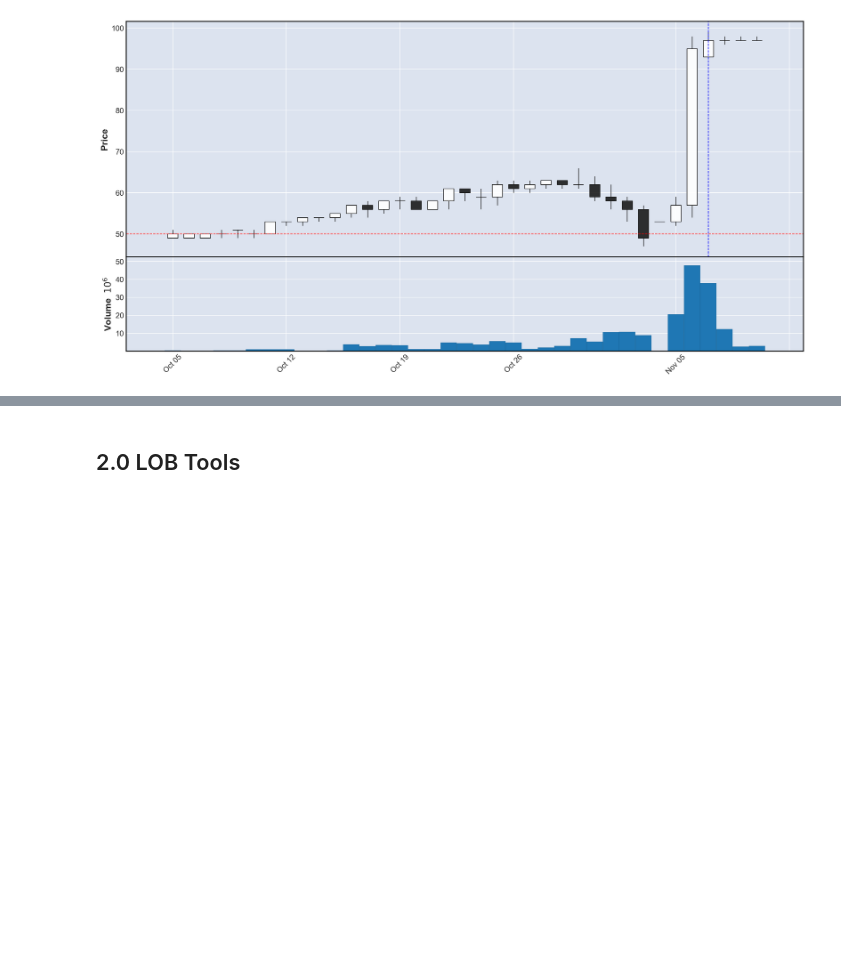
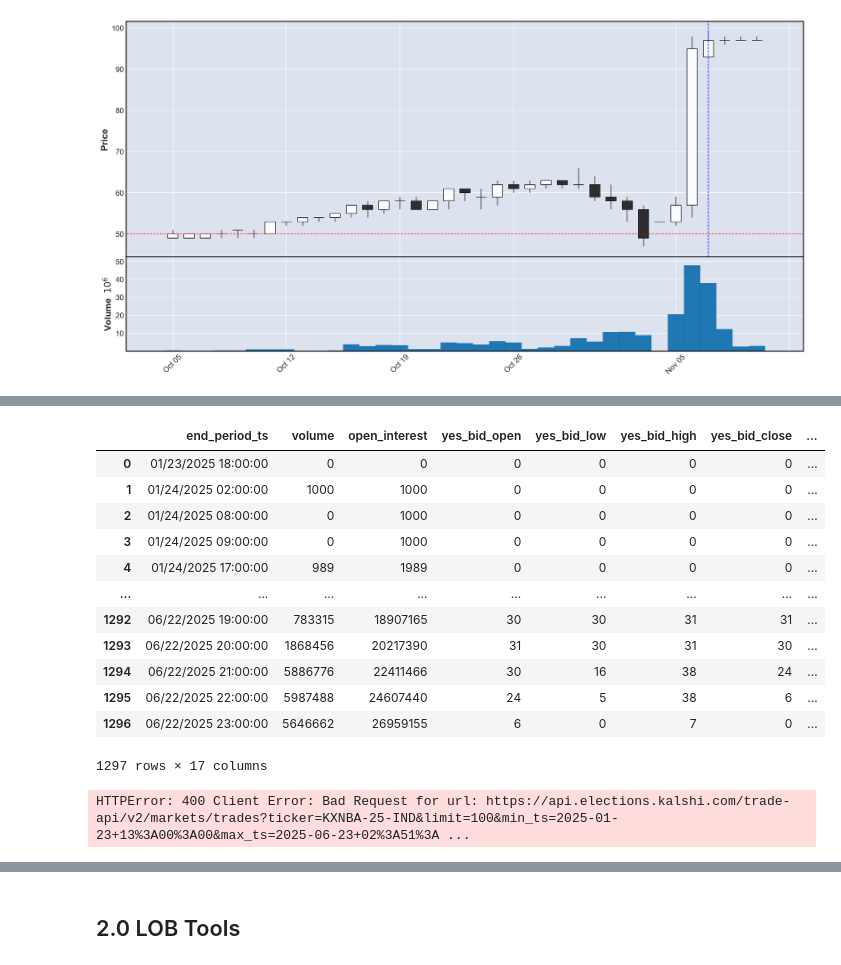
Before and after one commit to NiccoloComati/mykalshi, a Jupyter notebook: main.ipynb, the cells around one changed output, grey strips where cells are left out. Saved outputs shown, nothing was run; the diff lists cells and outputs as text; code cells hidden in the pictures; blank space fills up the shorter version.

```diff
--- a/main.ipynb
+++ b/main.ipynb
@@ -341,0 +358,15 @@ axes[0].axvline(x=datetime.strptime('Feb 3 1970 00:00', '%b %d %Y %H:%M'), color
+# %%
+# very liquid tested markets {'market ticker': 'market question}
+tested_markets = {'PRES-2024-KH': 'Will Kamala Harris or another Democrat win the Presidency?',
+'PRES-2024-DJT': 'Will Donald Trump or another Republican win the Presidency?',
+'KXNBA-25-IND': 'Will the Indiana Pacers win the NBA Finals?',
+'KXNBA-25-OKC': 'Will the Oklahoma City Thunder win the NBA Finals?',
+'POPVOTE-24-D': 'Will the Democratic party win the popular vote?',
+'POPVOTE-24-R': 'Will the Republican party win the popular vote?'}
+
+market_vals = {}
+trades_record = {}
+
+for ticker in tested_markets.keys():
+    market_vals[ticker] = market.get_full_market(series_ticker=ticker.split('-')[0], ticker=ticker, period_interval='h')['candlesticks']
+    trades_record[ticker] = market.get_trades(ticker=ticker)
@@ -341,0 +393,23 @@ axes[0].axvline(x=datetime.strptime('Feb 3 1970 00:00', '%b %d %Y %H:%M'), color
+# %%
+temp = pd.json_normalize(market_vals['KXNBA-25-IND'], sep='_')
+from mykalshi import formatting
+temp['end_period_ts'] = temp['end_period_ts'].apply(formatting.format_timestamp)
+temp
+# %% [output]
+|  | end_period_ts | volume | open_interest | yes_bid_open | yes_bid_low | yes_bid_high | yes_bid_close | ... |
+| 0 | 01/23/2025 18:00:00 | 0 | 0 | 0 | 0 | 0 | 0 | ... |
+| 1 | 01/24/2025 02:00:00 | 1000 | 1000 | 0 | 0 | 0 | 0 | ... |
+| 2 | 01/24/2025 08:00:00 | 0 | 1000 | 0 | 0 | 0 | 0 | ... |
+| 3 | 01/24/2025 09:00:00 | 0 | 1000 | 0 | 0 | 0 | 0 | ... |
+| 4 | 01/24/2025 17:00:00 | 989 | 1989 | 0 | 0 | 0 | 0 | ... |
+| ... | ... | ... | ... | ... | ... | ... | ... | ... |
+| 1292 | 06/22/2025 19:00:00 | 783315 | 18907165 | 30 | 30 | 31 | 31 | ... |
+| 1293 | 06/22/2025 20:00:00 | 1868456 | 20217390 | 31 | 30 | 31 | 30 | ... |
+| 1294 | 06/22/2025 21:00:00 | 5886776 | 22411466 | 30 | 16 | 38 | 24 | ... |
+| 1295 | 06/22/2025 22:00:00 | 5987488 | 24607440 | 24 | 5 | 38 | 6 | ... |
+| 1296 | 06/22/2025 23:00:00 | 5646662 | 26959155 | 6 | 0 | 7 | 0 | ... |
+1297 rows × 17 columns
+# %%
+market.get_full_trades(ticker='KXNBA-25-IND')
+# %% [output]
+HTTPError: 400 Client Error: Bad Request for url: https://api.elections.kalshi.com/trade-api/v2/markets/trades?ticker=KXNBA-25-IND&limit=100&min_ts=2025-01-23+13%3A00%3A00&max_ts=2025-06-23+02%3A51%3A ...
```
Also changed, not shown: parts of 11 cells of this notebook, 1 other file.
